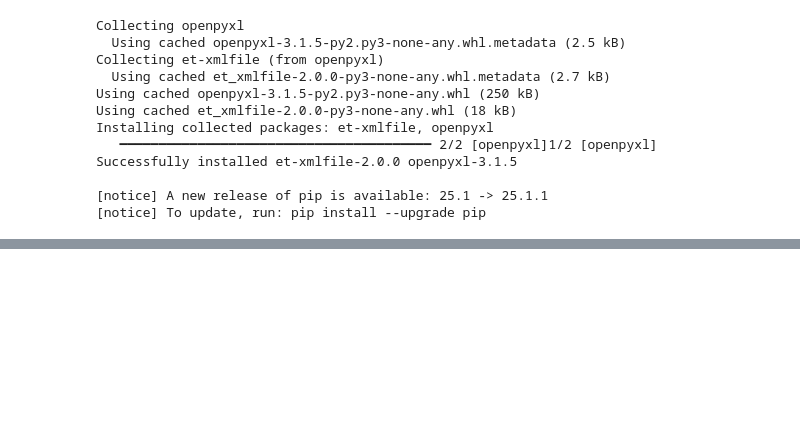
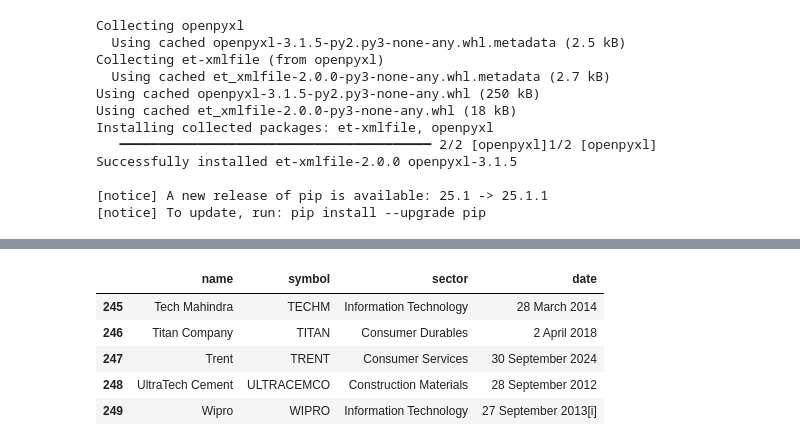
Before and after one commit to sunilsala88/batch-31, a Jupyter notebook: 9_data_analysis/pandas1.ipynb, the cells around one changed output, grey strips where cells are left out. Saved outputs shown, nothing was run; the diff lists cells and outputs as text; code cells hidden in the pictures; blank space fills up the shorter version.

```diff
--- a/9_data_analysis/pandas1.ipynb
+++ b/9_data_analysis/pandas1.ipynb
@@ -140,0 +195,9 @@ Successfully installed et-xmlfile-2.0.0 openpyxl-3.1.5
+# %%
+df5.tail(5)
+# %% [output]
+|  | name | symbol | sector | date |
+| 245 | Tech Mahindra | TECHM | Information Technology | 28 March 2014 |
+| 246 | Titan Company | TITAN | Consumer Durables | 2 April 2018 |
+| 247 | Trent | TRENT | Consumer Services | 30 September 2024 |
+| 248 | UltraTech Cement | ULTRACEMCO | Construction Materials | 28 September 2012 |
+| 249 | Wipro | WIPRO | Information Technology | 27 September 2013[i] |
```
Also changed, not shown: parts of 10 cells of this notebook.
